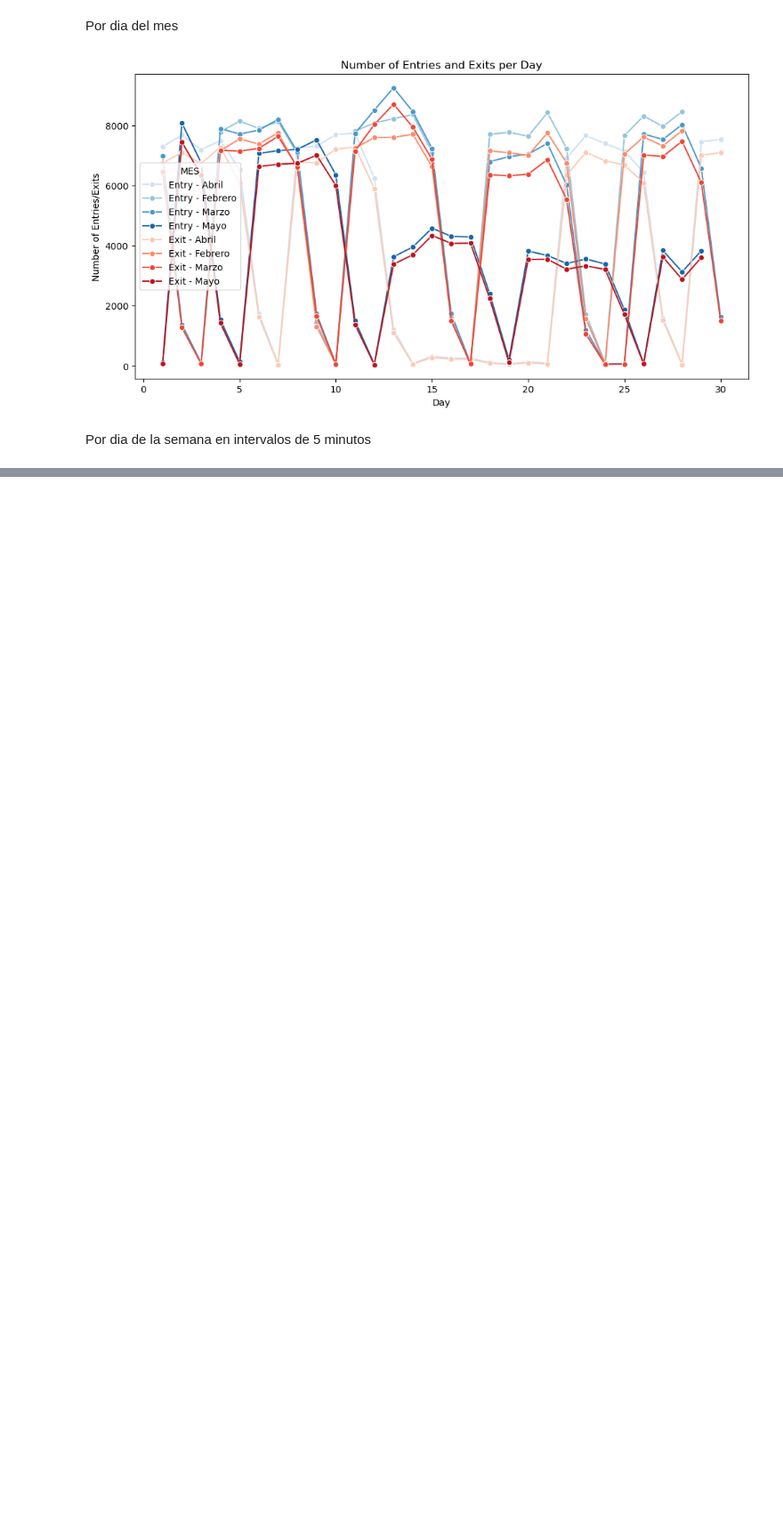
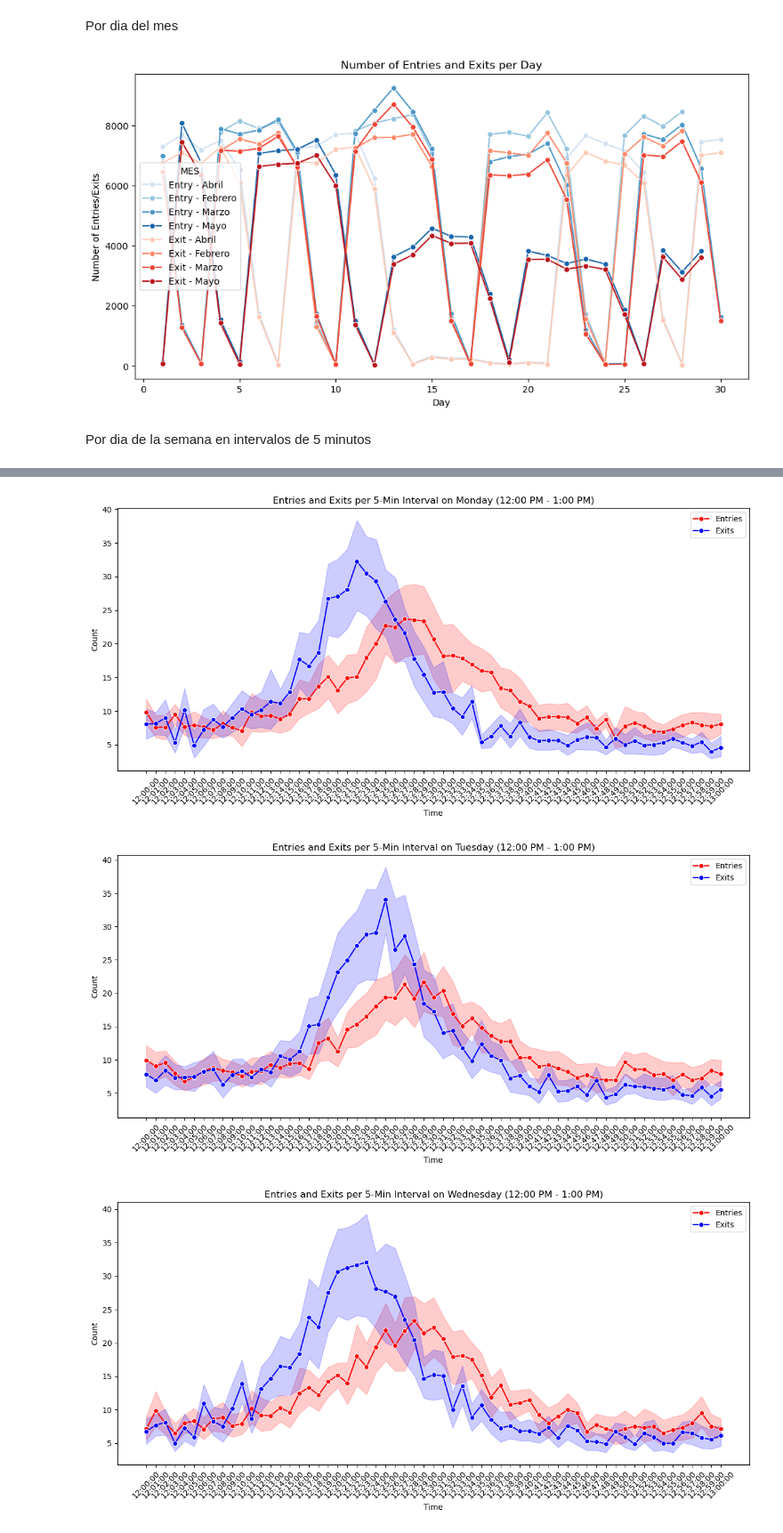
Before and after one commit to SamuelHernandez5/MOS-Actividades, a Jupyter notebook: Labs/Lab7/lab7.ipynb, the cells around one changed output, grey strips where cells are left out. Shown at 89% size. Saved outputs shown, nothing was run; the diff lists cells and outputs as text; code cells hidden in the pictures; blank space fills up the shorter version.

Commit message:
Vista Promedio por minuto hora pico

```diff
--- a/Labs/Lab7/lab7.ipynb
+++ b/Labs/Lab7/lab7.ipynb
@@ -181,3 +243,64 @@ for day in df_in_5min.keys():
 [figure]
 [figure]
 [figure]
+# %%
+# Inicializar diccionarios
+df_in_5min = {}
+df_out_5min = {}
+
+# Días a incluir (excluir sábado y domingo)
+dias_validos = [d for d in df_in['day_of_week'].cat.categories if d not in ['Saturday', 'Sunday']]
+
+# Agrupar por intervalos de 5 minutos por día de la semana
+for day in dias_validos:
+    df_in_day = (
+        df_in[df_in['day_of_week'] == day]
+        .set_index('fecha_completa')
+        .resample('1T')
+        .size()
+        .reset_index(name='Entries')
+    )
+    df_out_day = (
+        df_out[df_out['day_of_week'] == day]
+        .set_index('fecha_completa')
+        .resample('1T')
+        .size()
+        .reset_index(name='Exits')
+    )
+
+    # Filtrar entradas y salidas no nulas
+    df_in_day = df_in_day[df_in_day['Entries'] > 0]
+    df_out_day = df_out_day[df_out_day['Exits'] > 0]
+
+    # Agregar columna de hora como string para indexar
+    df_in_day['time'] = df_in_day['fecha_completa'].dt.time.astype(str)
+    df_out_day['time'] = df_out_day['fecha_completa'].dt.time.astype(str)
+
+    # Filtrar solo registros entre 12:00 y 13:00
+    df_in_day = df_in_day[df_in_day['fecha_completa'].dt.time.between(pd.to_datetime("12:00").time(), pd.to_datetime("13:00").time())]
+    df_out_day = df_out_day[df_out_day['fecha_completa'].dt.time.between(pd.to_datetime("12:00").time(), pd.to_datetime("13:00").time())]
+
+    df_in_day.set_index('time', inplace=True)
+    df_out_day.set_index('time', inplace=True)
+
+    df_in_5min[day] = df_in_day
+    df_out_5min[day] = df_out_day
+
+# Graficar por cada día válido
+for day in df_in_5min.keys():
+    fig, ax = plt.subplots(figsize=(12, 6))
+
+    sns.lineplot(data=df_in_5min[day], x=df_in_5min[day].index, y='Entries', marker='o', label='Entries', ax=ax, color='red')
+    sns.lineplot(data=df_out_5min[day], x=df_out_5min[day].index, y='Exits', marker='o', label='Exits', ax=ax, color='blue')
+
+    plt.title(f"Entries and Exits per 5-Min Interval on {day} (12:00 PM - 1:00 PM)")
+    plt.xlabel("Time")
+    plt.ylabel("Count")
+    plt.xticks(rotation=45)
+    plt.legend()
+    plt.tight_layout()
+    plt.show()
+# %% [output]
+[figure, added]
+[figure, added]
+[figure, added]
```
Also changed, not shown: parts of 12 cells of this notebook, 2 other files.
